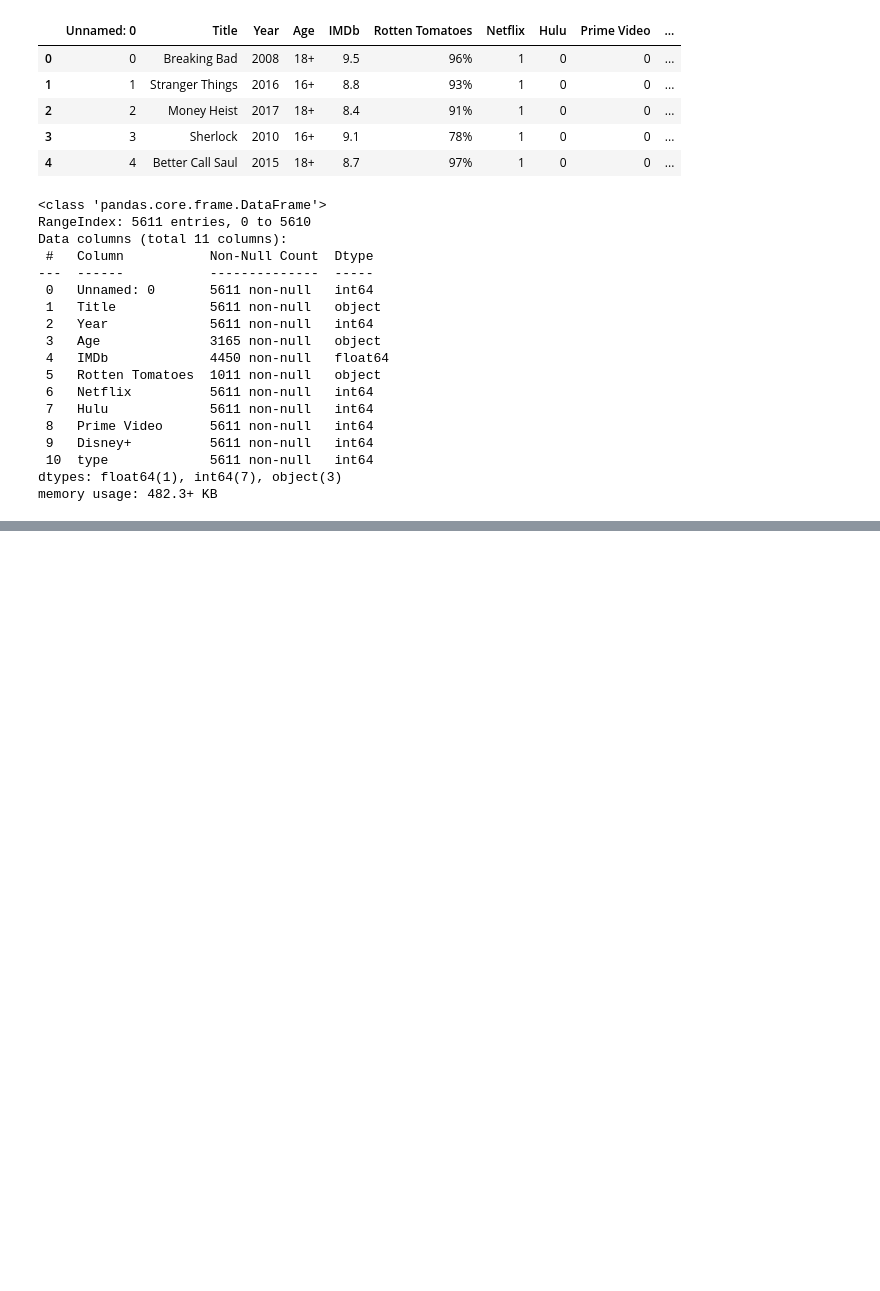
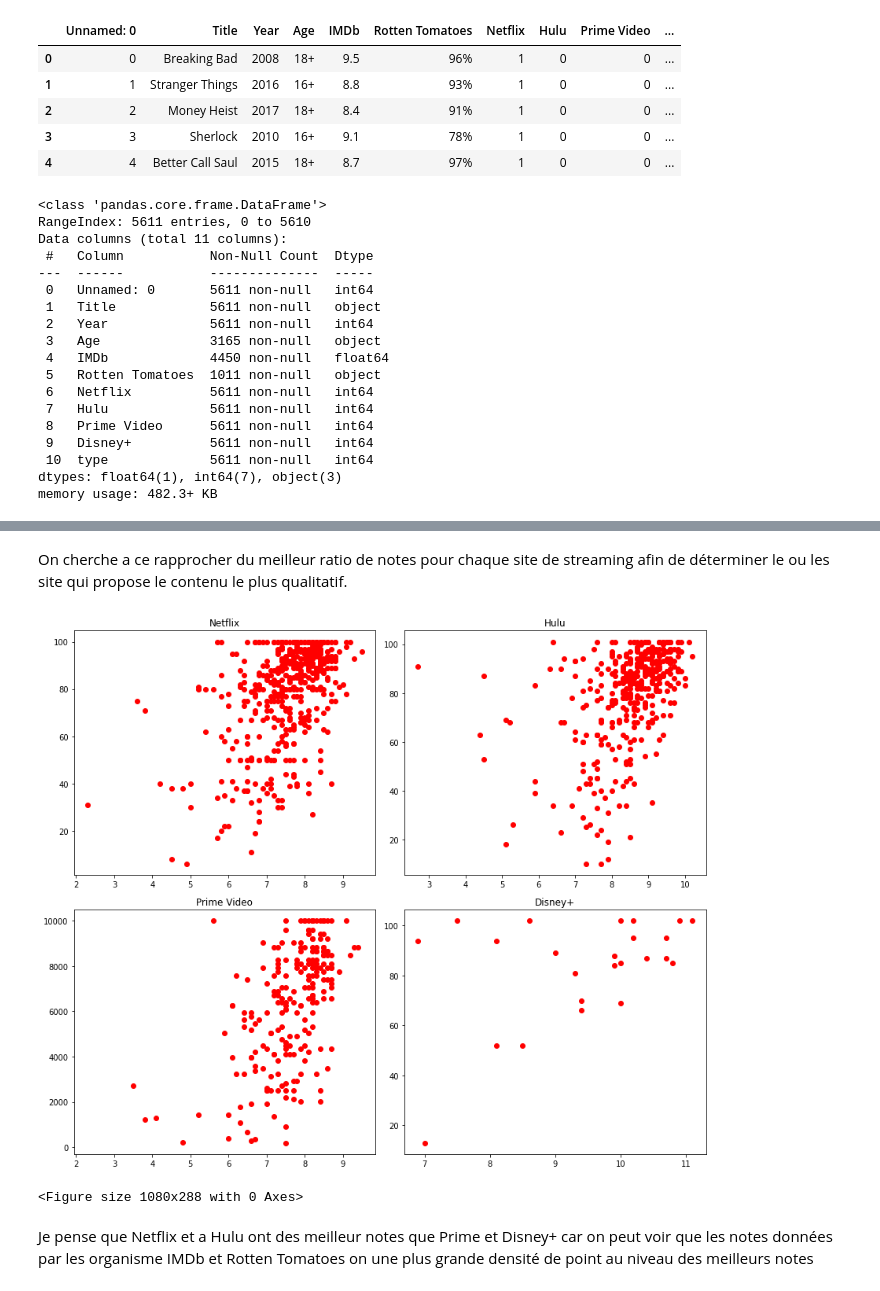
Before and after one commit to batgar37/math_algo, a Jupyter notebook: Projet Stats.ipynb, the cells around one changed output, grey strips where cells are left out. Saved outputs shown, nothing was run; the diff lists cells and outputs as text; code cells hidden in the pictures; blank space fills up the shorter version.

Commit message:
comparaison notes

```diff
--- a/Projet Stats.ipynb
+++ b/Projet Stats.ipynb
@@ -50,0 +105,26 @@ df.describe()
+# %%
+df_disney = df[df['Disney+'] == 1]
+df_disney = df_disney[df_disney['IMDb'] > 0]
+df_disney = df_disney[df_disney['Rotten Tomatoes'] > 0]
+# %% [markdown]
+On cherche a ce rapprocher du meilleur ratio de notes pour chaque site de streaming afin de déterminer le ou les site qui propose le contenu le plus qualitatif.
+# %%
+fig, axs = plt.subplots(2, 2)
+fig.set_figheight(10)
+fig.set_figwidth(12)
+plt.figure(figsize=(15,4))
+axs[0, 0].plot(df_net.IMDb, df_net['Rotten Tomatoes'], 'ro')
+axs[0, 0].set_title("Netflix")
+axs[1, 0].plot(df_prime.IMDb, df_prime['Rotten Tomatoes']**2, 'ro')
+axs[1, 0].set_title("Prime Video")
+axs[1, 0].sharex(axs[0, 0])
+axs[0, 1].plot(df_hulu.IMDb + 1, df_hulu['Rotten Tomatoes'] + 1, 'ro')
+axs[0, 1].set_title("Hulu")
+axs[1, 1].plot(df_disney.IMDb + 2, df_disney['Rotten Tomatoes'] + 2, 'ro')
+axs[1, 1].set_title("Disney+")
+fig.tight_layout()
+# %% [output]
+[figure, added]
+<Figure size 1080x288 with 0 Axes>
+# %% [markdown]
+Je pense que Netflix et a Hulu ont des meilleur notes que Prime et Disney+ car on peut voir que les notes données par les organisme IMDb et Rotten Tomatoes on une plus grande densité de point au niveau des meilleurs notes
```
Also changed, not shown: parts of 8 cells of this notebook.
